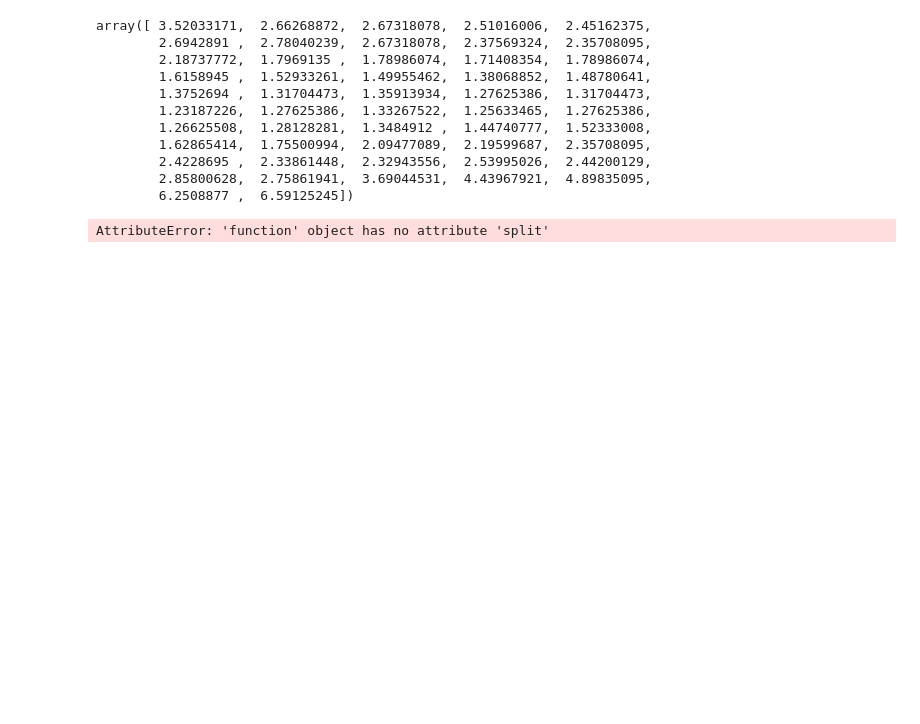
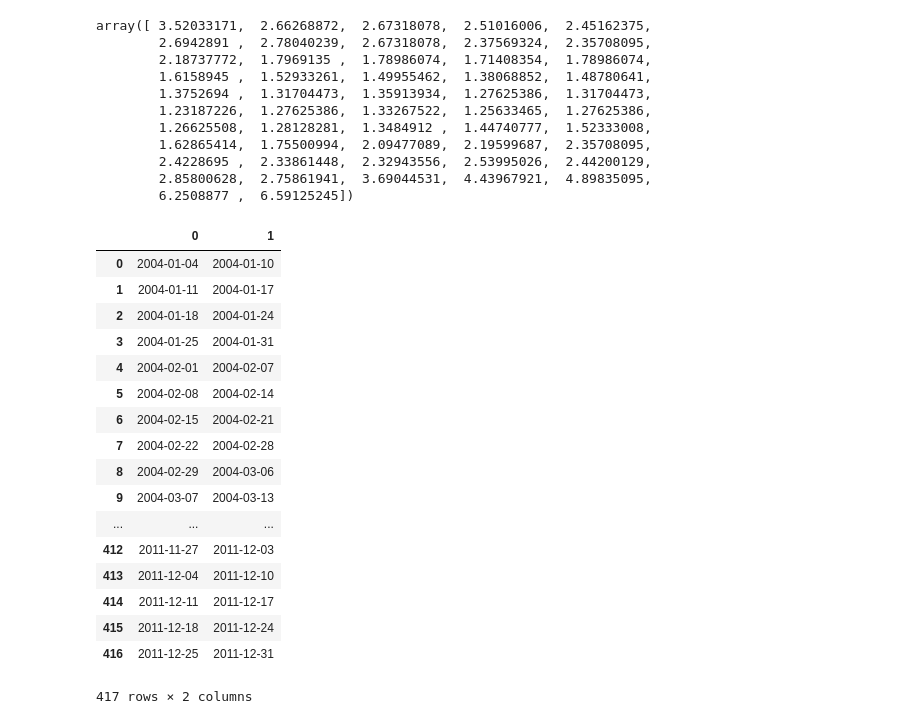
Before and after one commit to mathkann/pydata-projects, a Jupyter notebook: edge/Unit 2.4 - Detecting Flu Epidemics via Search Engine Query Data.ipynb, the cells around one changed output. Saved outputs shown, nothing was run; the diff lists cells and outputs as text; code cells hidden in the pictures; blank space fills up the shorter version.

Commit message:
Fixed errors

```diff
--- a/edge/Unit 2.4 - Detecting Flu Epidemics via Search Engine Query Data.ipynb
+++ b/edge/Unit 2.4 - Detecting Flu Epidemics via Search Engine Query Data.ipynb
@@ -139,9 +139,27 @@ array([ 3.52033171,  2.66268872,  2.67318078,  2.51016006,  2.45162375,
         2.4228695 ,  2.33861448,  2.32943556,  2.53995026,  2.44200129,
         2.85800628,  2.75861941,  3.69044531,  4.43967921,  4.89835095,
         6.2508877 ,  6.59125245])
-# %%
-FluTest.Week.to_string.split(' - ')
-# %% [output]
-AttributeError: 'function' object has no attribute 'split'
+# %%
+a = pd.DataFrame(list(FluTrain.Week.str.split(' - ')))
+a
+# %% [output]
+|  | 0 | 1 |
+| 0 | 2004-01-04 | 2004-01-10 |
+| 1 | 2004-01-11 | 2004-01-17 |
+| 2 | 2004-01-18 | 2004-01-24 |
+| 3 | 2004-01-25 | 2004-01-31 |
+| 4 | 2004-02-01 | 2004-02-07 |
+| 5 | 2004-02-08 | 2004-02-14 |
+| 6 | 2004-02-15 | 2004-02-21 |
+| 7 | 2004-02-22 | 2004-02-28 |
+| 8 | 2004-02-29 | 2004-03-06 |
+| 9 | 2004-03-07 | 2004-03-13 |
+| ... | ... | ... |
+| 412 | 2011-11-27 | 2011-12-03 |
+| 413 | 2011-12-04 | 2011-12-10 |
+| 414 | 2011-12-11 | 2011-12-17 |
+| 415 | 2011-12-18 | 2011-12-24 |
+| 416 | 2011-12-25 | 2011-12-31 |
+417 rows × 2 columns
 # %%
 pd.read_csv()
```
Also changed, not shown: parts of 2 cells of this notebook, 1 other file.
